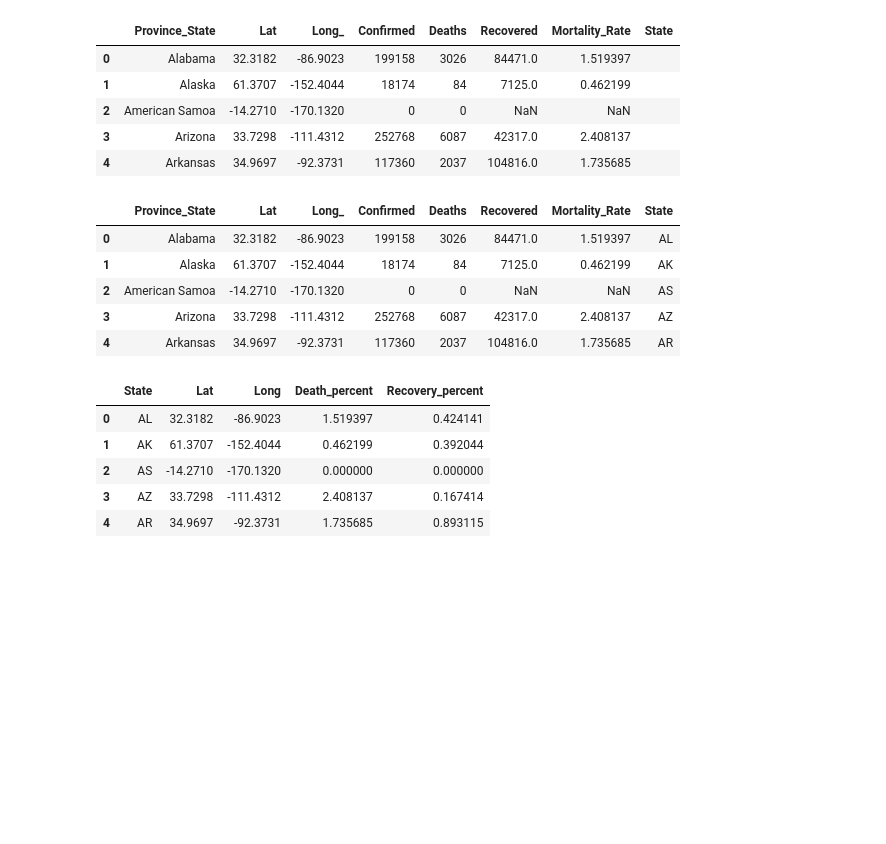
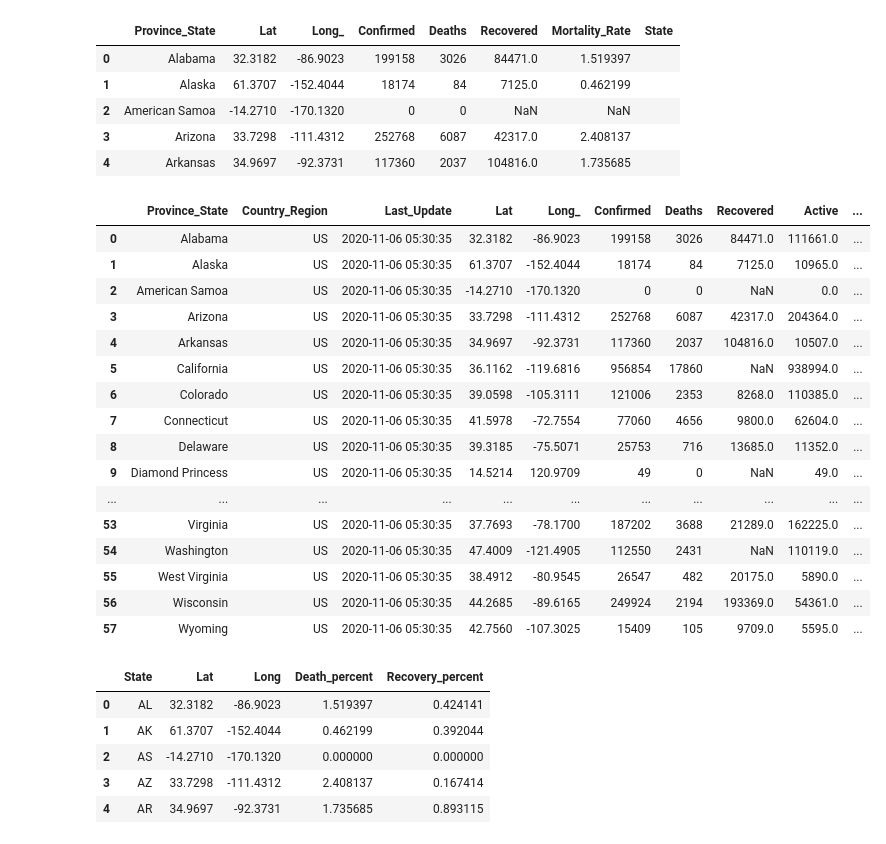
Before and after one commit to gotar1/COVID-19-Dashboard, a Jupyter notebook: Notebooks/analysis.ipynb, the cells around one changed output. Drawn from its saved outputs; the diff is of its cells as text; code cells hidden in the pictures; blank space fills up the shorter version.

```diff
--- a/Notebooks/analysis.ipynb
+++ b/Notebooks/analysis.ipynb
@@ -305,13 +374,32 @@ abbrev_us_state = dict(map(reversed, us_state_abbrev.items()))
 # %%
 # loop through and assign abbreviation acoordinely
 for index, row in us_covid_df.iterrows():
     us_covid_df.loc[index, "State"] = us_state_abbrev[row[0]]
 
-us_covid_df.head()
+    if row["State"] == "DP":
+        us_covid_df.loc[index, "Lat"] = 14.5214
+        us_covid_df.loc[index, "Long_"] = 120.9709
+
+    elif row["State"] == "GP":
+        us_covid_df.loc[index, "Lat"] = 32.1584
+        us_covid_df.loc[index, "Long_"] = 117.5676
+
+us_covid_df
 # %% [output]
-|  | Province_State | Lat | Long_ | Confirmed | Deaths | Recovered | Mortality_Rate | State |
-| 0 | Alabama | 32.3182 | -86.9023 | 199158 | 3026 | 84471.0 | 1.519397 | AL |
-| 1 | Alaska | 61.3707 | -152.4044 | 18174 | 84 | 7125.0 | 0.462199 | AK |
-| 2 | American Samoa | -14.2710 | -170.1320 | 0 | 0 | NaN | NaN | AS |
-| 3 | Arizona | 33.7298 | -111.4312 | 252768 | 6087 | 42317.0 | 2.408137 | AZ |
-| 4 | Arkansas | 34.9697 | -92.3731 | 117360 | 2037 | 104816.0 | 1.735685 | AR |
+|  | Province_State | Country_Region | Last_Update | Lat | Long_ | Confirmed | Deaths | Recovered | Active | ... |
+| 0 | Alabama | US | 2020-11-06 05:30:35 | 32.3182 | -86.9023 | 199158 | 3026 | 84471.0 | 111661.0 | ... |
+| 1 | Alaska | US | 2020-11-06 05:30:35 | 61.3707 | -152.4044 | 18174 | 84 | 7125.0 | 10965.0 | ... |
+| 2 | American Samoa | US | 2020-11-06 05:30:35 | -14.2710 | -170.1320 | 0 | 0 | NaN | 0.0 | ... |
+| 3 | Arizona | US | 2020-11-06 05:30:35 | 33.7298 | -111.4312 | 252768 | 6087 | 42317.0 | 204364.0 | ... |
+| 4 | Arkansas | US | 2020-11-06 05:30:35 | 34.9697 | -92.3731 | 117360 | 2037 | 104816.0 | 10507.0 | ... |
+| 5 | California | US | 2020-11-06 05:30:35 | 36.1162 | -119.6816 | 956854 | 17860 | NaN | 938994.0 | ... |
+| 6 | Colorado | US | 2020-11-06 05:30:35 | 39.0598 | -105.3111 | 121006 | 2353 | 8268.0 | 110385.0 | ... |
+| 7 | Connecticut | US | 2020-11-06 05:30:35 | 41.5978 | -72.7554 | 77060 | 4656 | 9800.0 | 62604.0 | ... |
+| 8 | Delaware | US | 2020-11-06 05:30:35 | 39.3185 | -75.5071 | 25753 | 716 | 13685.0 | 11352.0 | ... |
+| 9 | Diamond Princess | US | 2020-11-06 05:30:35 | 14.5214 | 120.9709 | 49 | 0 | NaN | 49.0 | ... |
+| ... | ... | ... | ... | ... | ... | ... | ... | ... | ... | ... |
+| 53 | Virginia | US | 2020-11-06 05:30:35 | 37.7693 | -78.1700 | 187202 | 3688 | 21289.0 | 162225.0 | ... |
+| 54 | Washington | US | 2020-11-06 05:30:35 | 47.4009 | -121.4905 | 112550 | 2431 | NaN | 110119.0 | ... |
+| 55 | West Virginia | US | 2020-11-06 05:30:35 | 38.4912 | -80.9545 | 26547 | 482 | 20175.0 | 5890.0 | ... |
+| 56 | Wisconsin | US | 2020-11-06 05:30:35 | 44.2685 | -89.6165 | 249924 | 2194 | 193369.0 | 54361.0 | ... |
+| 57 | Wyoming | US | 2020-11-06 05:30:35 | 42.7560 | -107.3025 | 15409 | 105 | 9709.0 | 5595.0 | ... |
```
Also changed, not shown: parts of 16 cells of this notebook, 2 other files.
